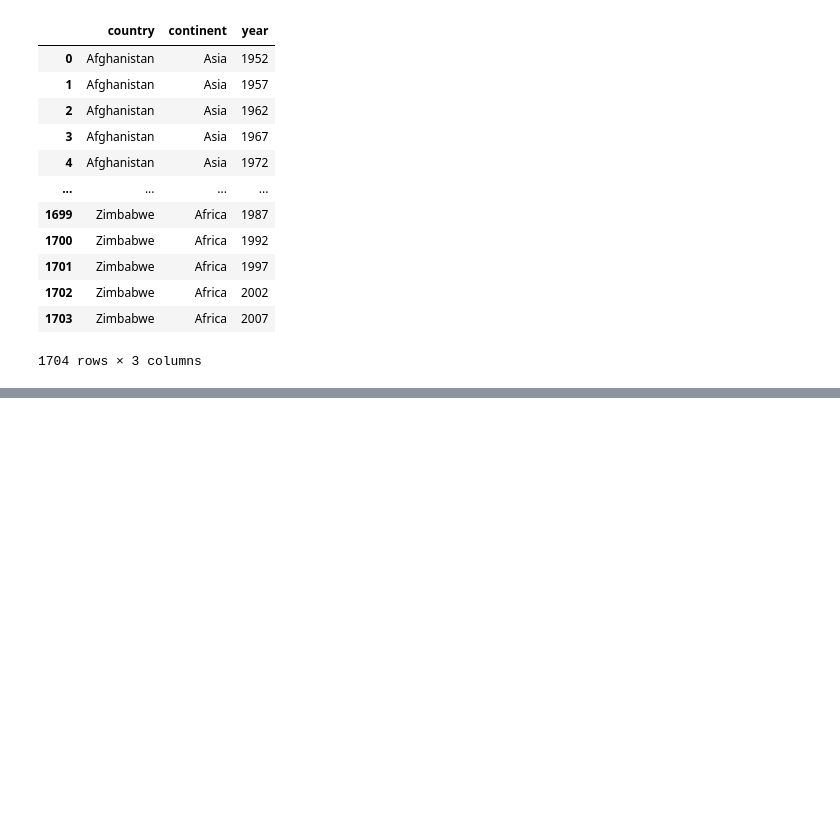
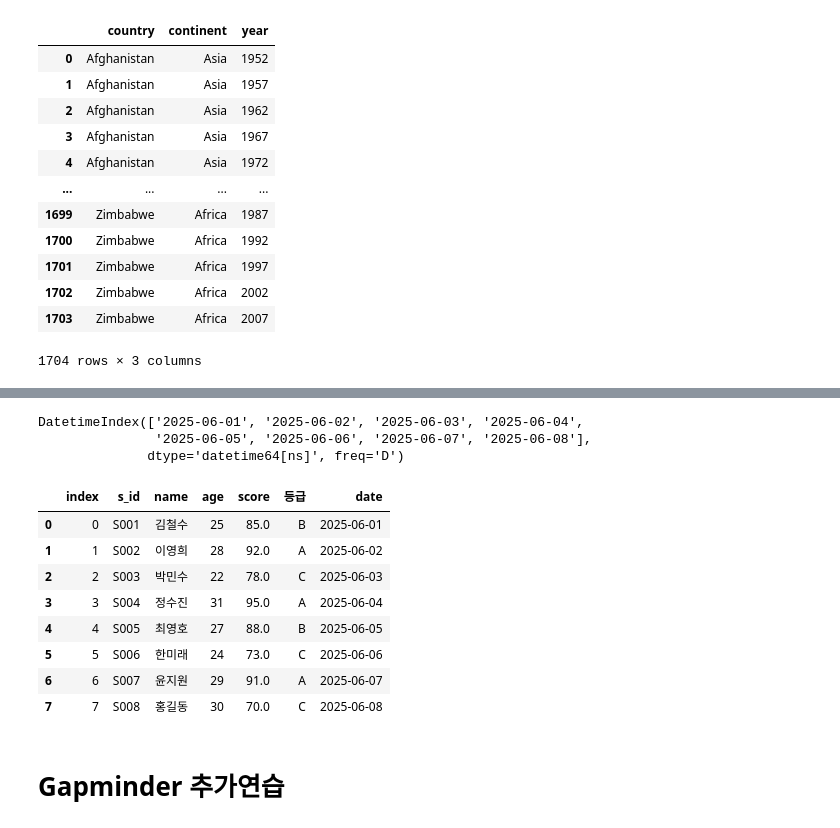
Before and after one commit to bhjin97/hipython_rep, a Jupyter notebook: 13. 판다스.ipynb, the cells around one changed output, grey strips where cells are left out. Cells and saved outputs as stored; diff of their text form; code cells hidden in the pictures; blank space fills up the shorter version.

```diff
--- a/13. 판다스.ipynb
+++ b/13. 판다스.ipynb
@@ -483,0 +735,6 @@ gapminder.iloc[:, :3]
+# %%
+df = df.astype({'age': int, 'score': float})
+df['s_id'] = df['s_id'].astype(str)
+# %%
+df_new=df.set_index('s_id')
+df_new
@@ -483,0 +752,3 @@ gapminder.iloc[:, :3]
+# %%
+df_new.reset_index(inplace=True)
+df_new
@@ -483,0 +765,7 @@ gapminder.iloc[:, :3]
+# %%
+dr=pd.date_range('2025-06-01',periods=8,freq='d')
+dr
+# %% [output]
+DatetimeIndex(['2025-06-01', '2025-06-02', '2025-06-03', '2025-06-04',
+               '2025-06-05', '2025-06-06', '2025-06-07', '2025-06-08'],
+              dtype='datetime64[ns]', freq='D')
@@ -483,0 +775,16 @@ gapminder.iloc[:, :3]
+# %%
+df_new.drop(columns='data',inplace=True)
+# %%
+df_new
+# %% [output]
+|  | index | s_id | name | age | score | 등급 | date |
+| 0 | 0 | S001 | 김철수 | 25 | 85.0 | B | 2025-06-01 |
+| 1 | 1 | S002 | 이영희 | 28 | 92.0 | A | 2025-06-02 |
+| 2 | 2 | S003 | 박민수 | 22 | 78.0 | C | 2025-06-03 |
+| 3 | 3 | S004 | 정수진 | 31 | 95.0 | A | 2025-06-04 |
+| 4 | 4 | S005 | 최영호 | 27 | 88.0 | B | 2025-06-05 |
+| 5 | 5 | S006 | 한미래 | 24 | 73.0 | C | 2025-06-06 |
+| 6 | 6 | S007 | 윤지원 | 29 | 91.0 | A | 2025-06-07 |
+| 7 | 7 | S008 | 홍길동 | 30 | 70.0 | C | 2025-06-08 |
+# %% [markdown]
+# Gapminder 추가연습
```
Also changed, not shown: parts of 41 cells of this notebook.
